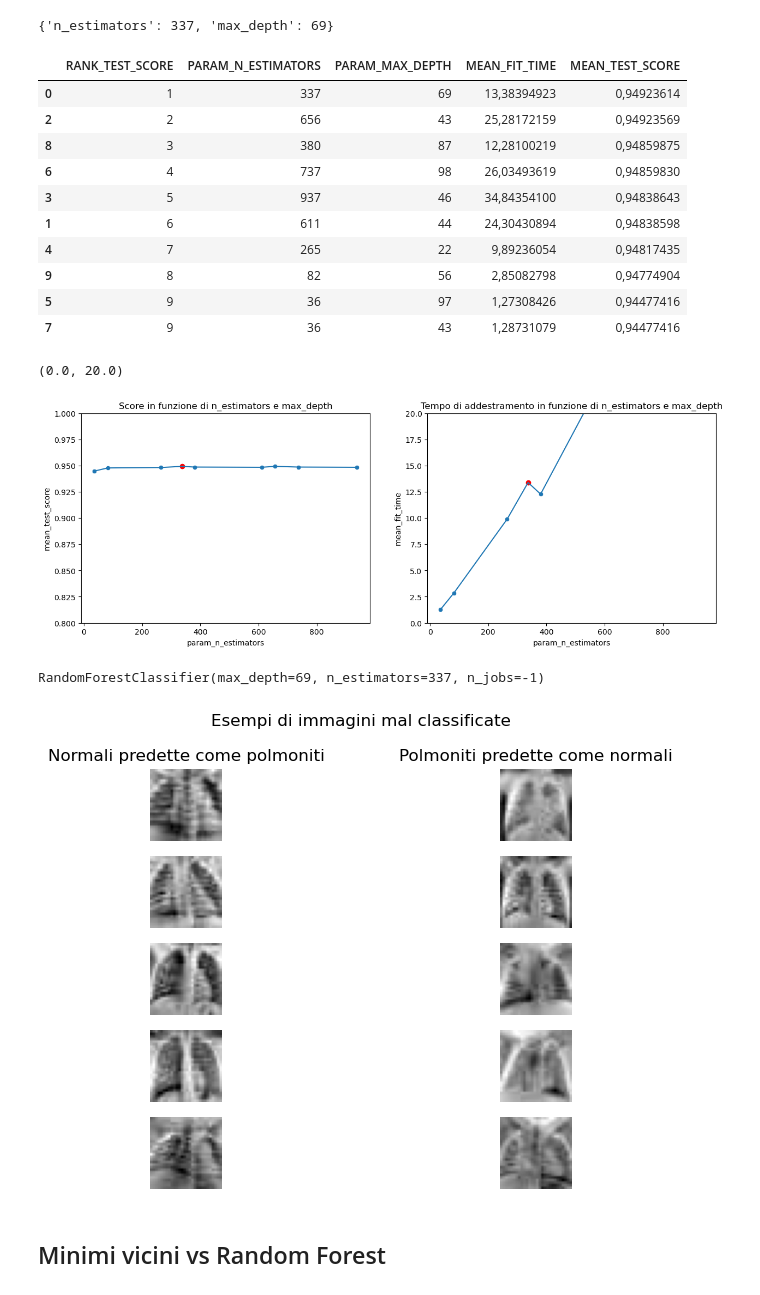
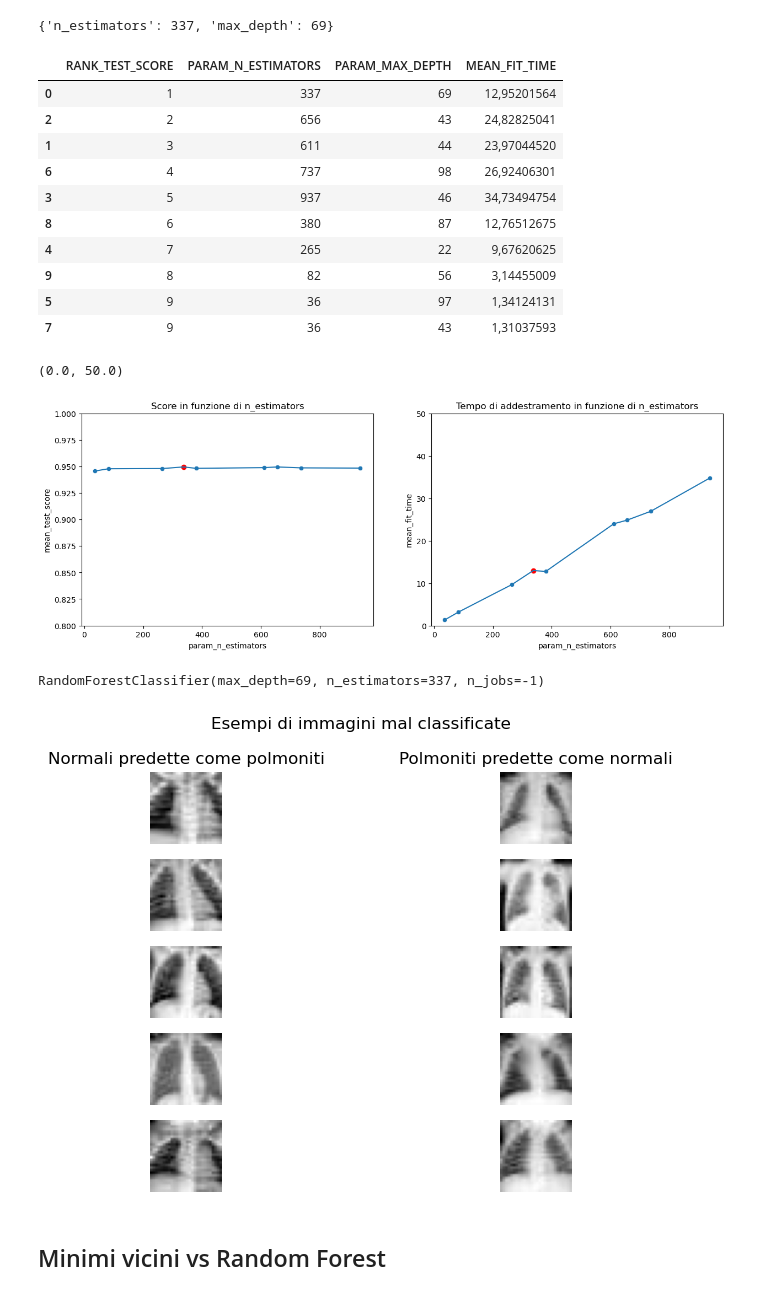
Before and after one commit to AngeloLongano/classification_PneumoniaMNIST, a Jupyter notebook: analysis.ipynb, the cells around one changed output. Saved outputs shown, nothing was run; the diff lists cells and outputs as text; code cells hidden in the pictures.

```diff
--- a/analysis.ipynb
+++ b/analysis.ipynb
@@ -75,8 +56,3 @@ Using downloaded and verified file: /Users/angelolongano/.medmnist/pneumoniamnis
 # %%
 X_train = X_train.reshape(X_train.shape[0],-1)
 X_test = X_test.reshape(X_test.shape[0],-1)
-# %%
-scaler = StandardScaler().set_output(transform="pandas")
-
-X_train = scaler.fit_transform(X_train)
-X_test = scaler.fit_transform(X_test)
@@ -115,20 +96,19 @@ Name: count, dtype: int64
 # %%
 from numpy import reshape
-
 
 normals_indicies = np.where(Y_train == 0)[0]
 pneumonias_indicies = np.where(Y_train == 1)[0]
 
-normals = X_train.iloc[normals_indicies]
-pneumonias = X_train.iloc[pneumonias_indicies]
+normals = X_train[normals_indicies]
+pneumonias = X_train[pneumonias_indicies]
 
 fig, ax = plt.subplots(5, 2, figsize=(5, 5))
 fig.suptitle('Esempi di immagini nel train set')
 ax[0, 0].set_title('Normali')
 ax[0, 1].set_title('Polmoniti')
 for i in range(5):
-    ax[i, 0].imshow(reshape(normals.iloc[i],(28,28)), cmap='gray')
-    ax[i, 1].imshow(reshape(pneumonias.iloc[i],(28, 28)), cmap='gray')
+    ax[i, 0].imshow(reshape(normals[i],(28,28)), cmap='gray')
+    ax[i, 1].imshow(reshape(pneumonias[i],(28, 28)), cmap='gray')
     ax[i, 0].axis('off')
     ax[i, 1].axis('off')
 # %% [output]
@@ -138,7 +118,7 @@ AttributeError: 'numpy.ndarray' object has no attribute 'iloc'
 # %% [markdown]
 ## Minimi vicini
 # %%
-grid = RandomizedSearchCV(KNeighborsClassifier(n_jobs=-1), {'n_neighbors': range(1, 1000)}, n_iter=10, n_jobs=-1,random_state=0)
+grid = RandomizedSearchCV(KNeighborsClassifier(n_jobs=-1), {'n_neighbors': range(1, 100)}, n_iter=10, n_jobs=-1,random_state=0)
 search_params = grid.fit(X_train, Y_train)
 search_params.best_params_
 # %% [output]
@@ -195,8 +175,8 @@ fig.suptitle('Esempi di immagini mal classificate')
 ax[0, 0].set_title('Normali predette come polmoniti')
 ax[0, 1].set_title('Polmoniti predette come normali')
 for i in range(5):
-    ax[i, 0].imshow(reshape(X_test.iloc[real_0_pred_1[i]],(28,28)), cmap='gray')
-    ax[i, 1].imshow(reshape(X_test.iloc[real_1_pred_0[i]],(28, 28)), cmap='gray')
+    ax[i, 0].imshow(reshape(X_test[real_0_pred_1[i]],(28,28)), cmap='gray')
+    ax[i, 1].imshow(reshape(X_test[real_1_pred_0[i]],(28, 28)), cmap='gray')
     ax[i, 0].axis('off')
     ax[i, 1].axis('off')
 plt.tight_layout()
@@ -213,25 +193,25 @@ search_params.best_params_
 # %%
 df = pd.DataFrame(grid.cv_results_)
 df.sort_values(by='rank_test_score', inplace=True)
-df[["rank_test_score","param_n_estimators","param_max_depth","mean_fit_time","mean_test_score"]].style \
+df[["rank_test_score","param_n_estimators","param_max_depth","mean_fit_time"]].style \
   .format(precision=8, thousands=".", decimal=",") \
   .format_index(str.upper, axis=1)
 # %% [output]
-|  | RANK_TEST_SCORE | PARAM_N_ESTIMATORS | PARAM_MAX_DEPTH | MEAN_FIT_TIME | MEAN_TEST_SCORE |
-| 0 | 1 | 337 | 69 | 13,38394923 | 0,94923614 |
-| 2 | 2 | 656 | 43 | 25,28172159 | 0,94923569 |
-| 8 | 3 | 380 | 87 | 12,28100219 | 0,94859875 |
-| 6 | 4 | 737 | 98 | 26,03493619 | 0,94859830 |
-| 3 | 5 | 937 | 46 | 34,84354100 | 0,94838643 |
-| 1 | 6 | 611 | 44 | 24,30430894 | 0,94838598 |
-| 4 | 7 | 265 | 22 | 9,89236054 | 0,94817435 |
-| 9 | 8 | 82 | 56 | 2,85082798 | 0,94774904 |
-| 5 | 9 | 36 | 97 | 1,27308426 | 0,94477416 |
-| 7 | 9 | 36 | 43 | 1,28731079 | 0,94477416 |
+|  | RANK_TEST_SCORE | PARAM_N_ESTIMATORS | PARAM_MAX_DEPTH | MEAN_FIT_TIME |
+| 0 | 1 | 337 | 69 | 12,95201564 |
+| 2 | 2 | 656 | 43 | 24,82825041 |
+| 1 | 3 | 611 | 44 | 23,97044520 |
+| 6 | 4 | 737 | 98 | 26,92406301 |
+| 3 | 5 | 937 | 46 | 34,73494754 |
+| 8 | 6 | 380 | 87 | 12,76512675 |
+| 4 | 7 | 265 | 22 | 9,67620625 |
+| 9 | 8 | 82 | 56 | 3,14455009 |
+| 5 | 9 | 36 | 97 | 1,34124131 |
+| 7 | 9 | 36 | 43 | 1,31037593 |
 # %%
 fig, ax = plt.subplots(ncols=2, figsize=(15,5))
 
-sns.lineplot(data=df, x='param_n_estimators', y='mean_test_score', ax=ax[0]).set_title('Score in funzione di n_estimators e max_depth')
+sns.lineplot(data=df, x='param_n_estimators', y='mean_test_score', ax=ax[0]).set_title('Score in funzione di n_estimators')
 sns.scatterplot(data=df, x='param_n_estimators', y='mean_test_score', ax=ax[0])
 # visualizza in rosso il miglior modello
 best = df.iloc[0]
@@ -240,13 +220,13 @@ best_max_depth = best.param_max_depth
 ax[0].scatter(best.param_n_estimators, best.mean_test_score, color='red')
 ax[0].set_ylim(0.8,1)
 
-sns.lineplot(data=df, x='param_n_estimators', y='mean_fit_time', ax=ax[1]).set_title('Tempo di addestramento in funzione di n_estimators e max_depth')
+sns.lineplot(data=df, x='param_n_estimators', y='mean_fit_time', ax=ax[1]).set_title('Tempo di addestramento in funzione di n_estimators')
 sns.scatterplot(data=df, x='param_n_estimators', y='mean_fit_time', ax=ax[1])
 ax[1].scatter(best.param_n_estimators, best.mean_fit_time, color='red')
-ax[1].set_ylim(0,20)
+ax[1].set_ylim(0,50)
 # %% [output]
-(0.0, 20.0)
+(0.0, 50.0)
-[figure, old version]
+[figure, new version]
 # %%
 cls = RandomForestClassifier(n_estimators=best_n_estimators, max_depth=best_max_depth, n_jobs=-1)
 cls.fit(X_train, Y_train)
@@ -257,18 +237,18 @@ y_pred_rf = cls.predict(X_test)
 # %%
 real_0_pred_1 = np.where((Y_test == 0) & (y_pred_rf == 1))[0]
 real_1_pred_0 = np.where((Y_test == 1) & (y_pred_rf == 0))[0]
 
 fig, ax = plt.subplots(5, 2, figsize=(10, 5))
 fig.suptitle('Esempi di immagini mal classificate')
 ax[0, 0].set_title('Normali predette come polmoniti')
 ax[0, 1].set_title('Polmoniti predette come normali')
 for i in range(5):
-    ax[i, 0].imshow(reshape(X_test.iloc[real_0_pred_1[i]],(28,28)), cmap='gray')
-    ax[i, 1].imshow(reshape(X_test.iloc[real_1_pred_0[i]],(28, 28)), cmap='gray')
+    ax[i, 0].imshow(reshape(X_test[real_0_pred_1[i]],(28,28)), cmap='gray')
+    ax[i, 1].imshow(reshape(X_test[real_1_pred_0[i]],(28, 28)), cmap='gray')
     ax[i, 0].axis('off')
     ax[i, 1].axis('off')
 plt.tight_layout()
 # %% [output]
-[figure, old version]
+[figure, new version]
 # %% [markdown]
 ## Minimi vicini vs Random Forest
```
Also changed, not shown: parts of 19 cells of this notebook.
